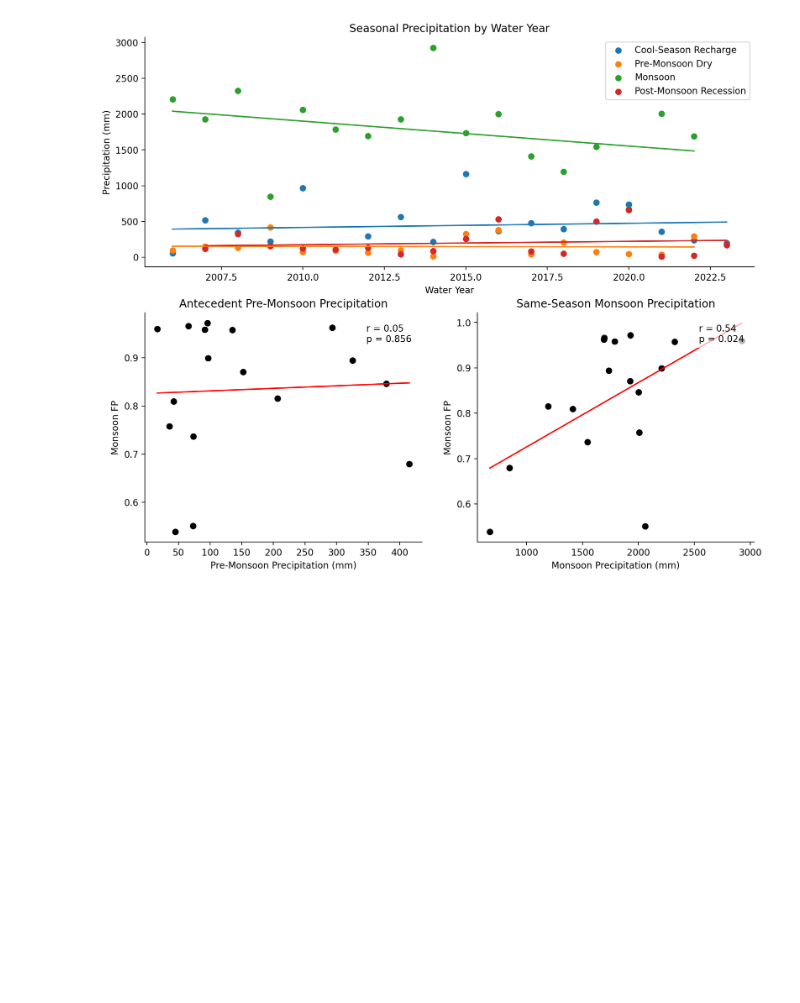
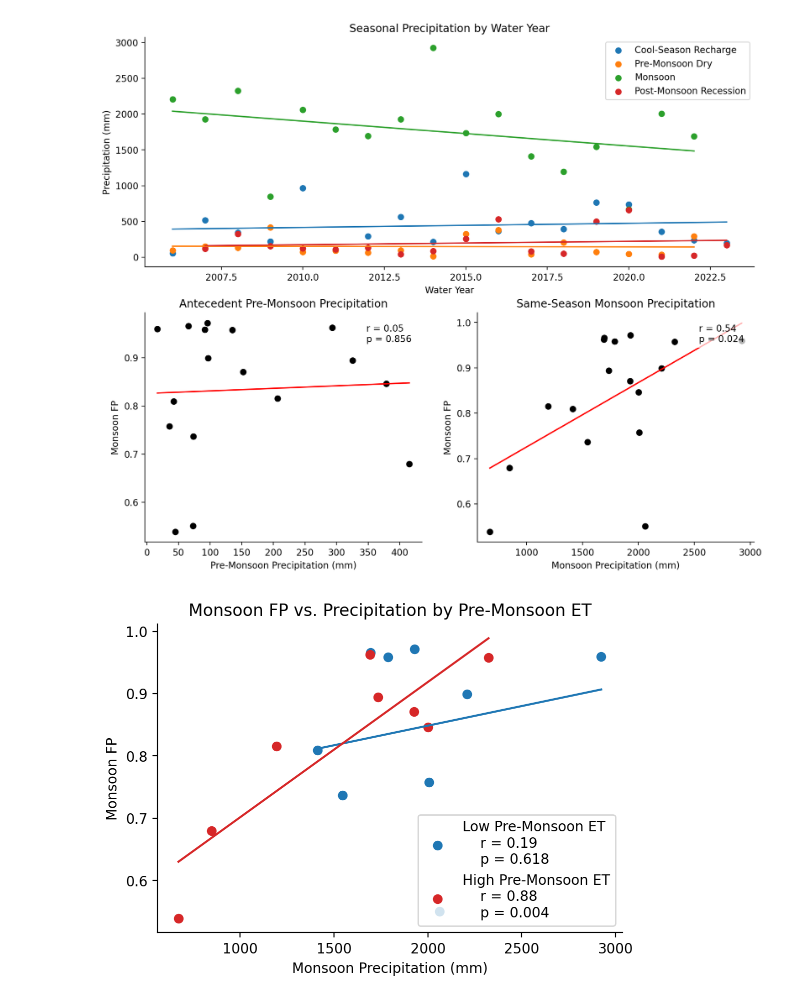
Before and after one commit to lapidesd/TNC_cameras, a Jupyter notebook: Code/USPPFiguresET.ipynb, the cells around one changed output. Saved outputs shown, nothing was run; the diff lists cells and outputs as text; code cells hidden in the pictures; blank space fills up the shorter version.

Commit message:
Effect of ET on monsoon FP and precip coupling

```diff
--- a/Code/USPPFiguresET.ipynb
+++ b/Code/USPPFiguresET.ipynb
@@ -89,2 +89,43 @@ plt.savefig("../Figures/precip_fp_seasons.png", format = "png", dpi = 300, bbox_
 # %% [output]
 [figure]
+# %%
+et_agg = hydro.groupby(["Date", "WY", "Season"])["ET"].mean().reset_index()
+et_agg = et_agg.groupby(["WY", "Season"])["ET"].sum().reset_index()
+et_wide = et_agg.pivot(index = "WY", columns = "Season", values = "ET")
+et_wide.columns = [f"ET_{c}" for c in et_wide.columns]
+et_wide = et_wide.reset_index()
+# %%
+wide = pd.merge(wide, et_wide, on = "WY", how = "inner")
+# %%
+thres = wide["ET_2"].median()
+
+lowET = wide[wide["ET_2"] <= thres]
+highET = wide[wide["ET_2"] > thres]
+
+fig, ax = plt.subplots(figsize = (6, 4))
+
+x_low = lowET["prcp_3"]
+y_low = lowET["FP_3"]
+
+slope, intercept, r, p, stderr = linregress(x_low, y_low)
+x_line = np.linspace(x_low.min(), x_low.max(), 100)
+ax.plot(x_line, slope*x_line + intercept, color = "tab:blue")
+ax.scatter(x_low, y_low, color = "tab:blue", label = f"Low Pre-Monsoon ET\n    r = {r:.2f}\n    p = {p:.3f}")
+
+x_high = highET["prcp_3"]
+y_high = highET["FP_3"]
+slope, intercept, r, p, stderr = linregress(x_high, y_high)
+x_line = np.linspace(x_high.min(), x_high.max(), 100)
+ax.plot(x_line, slope*x_line + intercept, color = "tab:red")
+ax.scatter(x_high, y_high, color = "tab:red", label = f"High Pre-Monsoon ET\n    r = {r:.2f}\n    p = {p:.3f}")
+
+ax.set_title("Monsoon FP vs. Precipitation by Pre-Monsoon ET")
+ax.set_xlabel("Monsoon Precipitation (mm)")
+ax.set_ylabel("Monsoon FP")
+ax.legend()
+ax.spines[["top", "right"]].set_visible(False)
+
+%config InlineBackend.figure_format = "retina"
+# plt.savefig("../Figures/precip_et_fp.png", format = "png", dpi = 300, bbox_inches = "tight")
+# %% [output]
+[figure, added]
```
Also changed, not shown: parts of 1 cell of this notebook.
